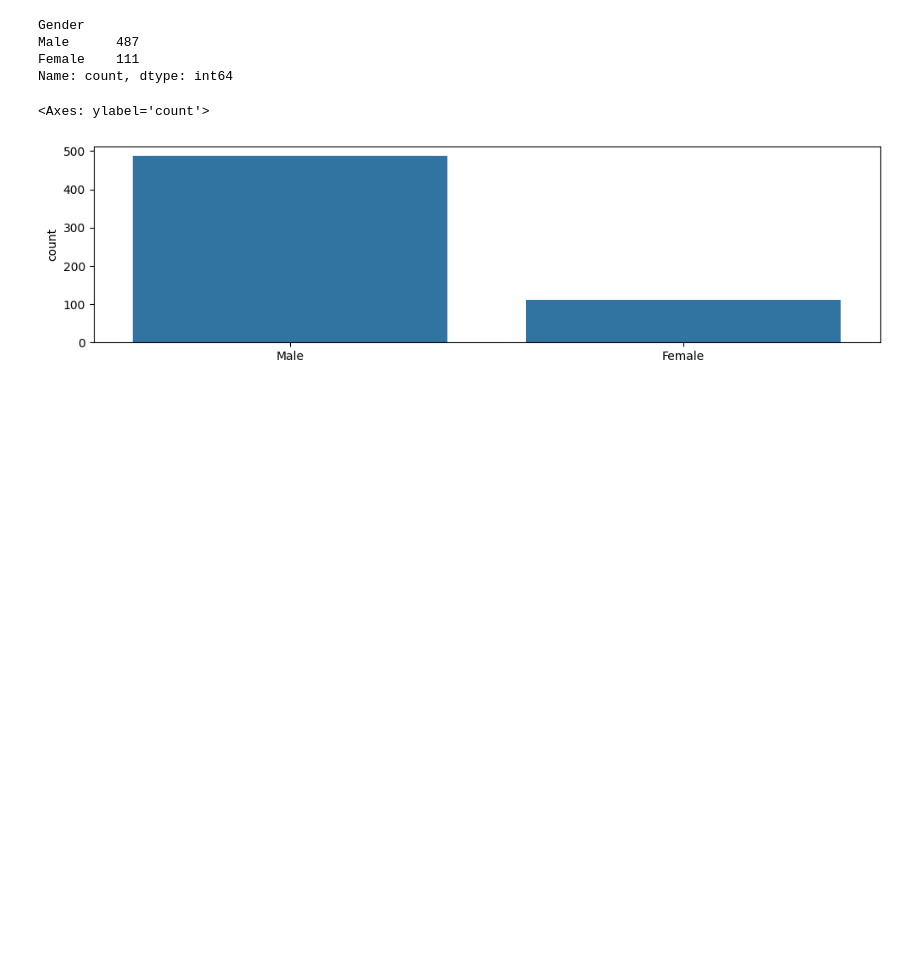
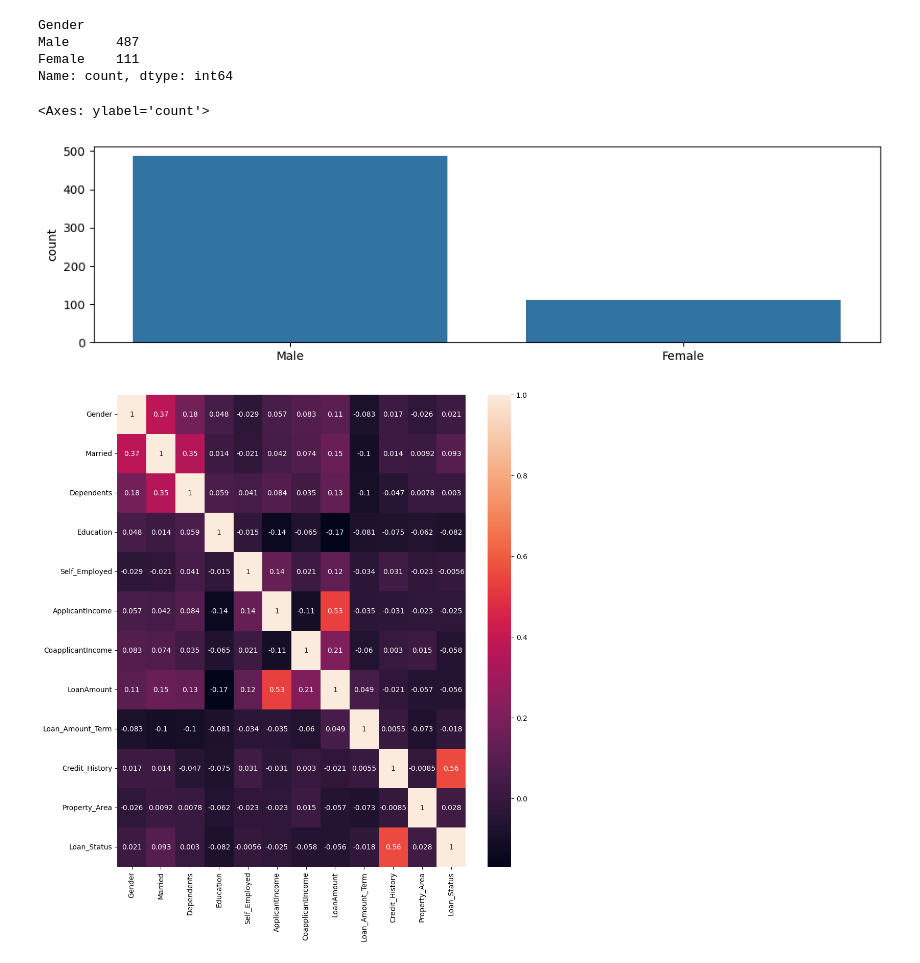
Before and after one commit to Malihashahi/Ai2, a Jupyter notebook: loan.ipynb, the cells around one changed output. Cells and saved outputs as stored; diff of their text form; code cells hidden in the pictures; blank space fills up the shorter version.

Commit message:
show loan data set on headmap

```diff
--- a/loan.ipynb
+++ b/loan.ipynb
@@ -67,3 +67,24 @@ sns.barplot(x=list(y.index),y=y)
 # %% [output]
 <Axes: ylabel='count'>
 [figure]
+# %%
+#بخش پیش پردازش کردن داده ها برای اسنکه داده های غیرعددی به داده های عددی تبدیل بشن
+label_encoder = preprocessing.LabelEncoder()
+
+data['Gender'] = label_encoder.fit_transform(data['Gender'])
+data['Married'] = label_encoder.fit_transform(data['Married'])
+data['Education'] = label_encoder.fit_transform(data['Education'])
+data['Self_Employed'] = label_encoder.fit_transform(data['Self_Employed'])
+data['Property_Area'] = label_encoder.fit_transform(data['Property_Area'])
+data['Loan_Status'] = label_encoder.fit_transform(data['Loan_Status'])
+
+
+#for col in list(obj[obj].index):
+#   data[col] = label_encoder.fit_transform(data[col])
+# %%
+plt.close()
+plt.figure(figsize=(11,12))
+sns.heatmap(data.corr(), annot=True)
+plt.show()
+# %% [output]
+[figure, added]
```
Also changed, not shown: parts of 1 cell of this notebook.
